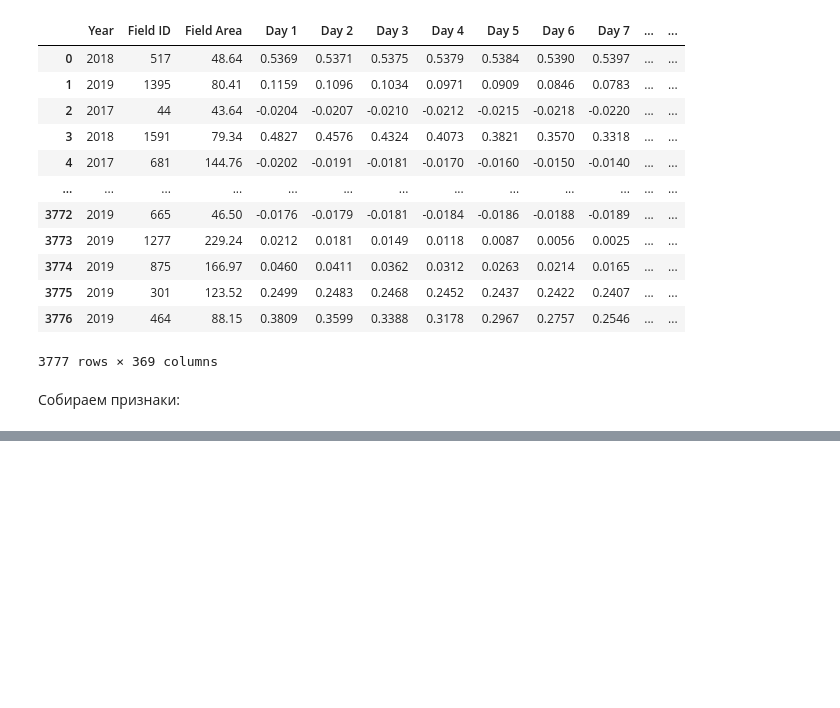
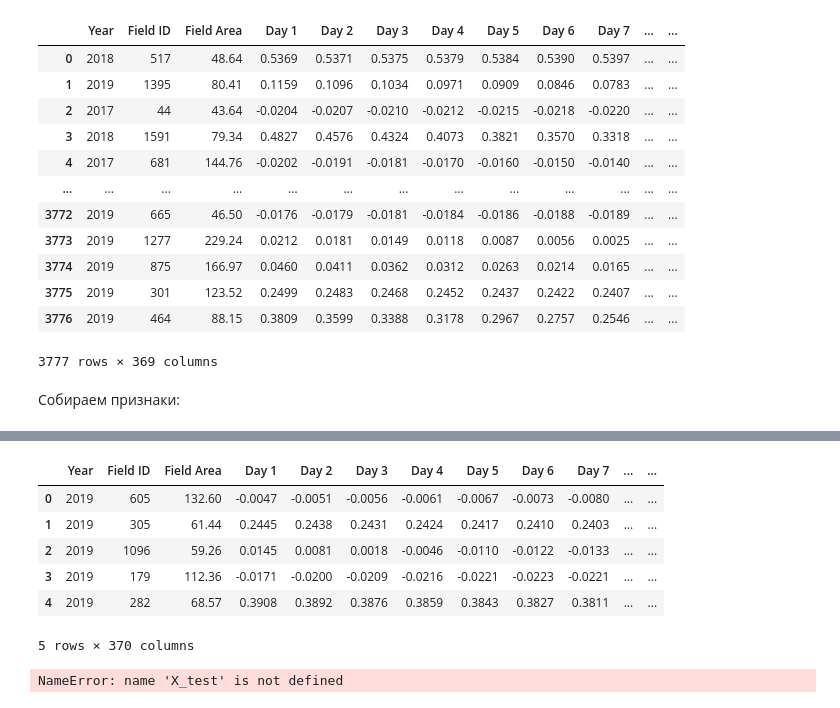
Before and after one commit to MyStupidacc/ac, a Jupyter notebook: fst_chck.ipynb, the cells around one changed output, grey strips where cells are left out. Saved outputs shown, nothing was run; the diff lists cells and outputs as text; code cells hidden in the pictures; blank space fills up the shorter version.

```diff
--- a/fst_chck.ipynb
+++ b/fst_chck.ipynb
@@ -172 +286,15 @@ pd.Series(preds).to_csv('preds.csv', index=False, header=['Culture'])
+# %%
+test.head()
+# %% [output]
+|  | Year | Field ID | Field Area | Day 1 | Day 2 | Day 3 | Day 4 | Day 5 | Day 6 | Day 7 | ... | ... |
+| 0 | 2019 | 605 | 132.60 | -0.0047 | -0.0051 | -0.0056 | -0.0061 | -0.0067 | -0.0073 | -0.0080 | ... | ... |
+| 1 | 2019 | 305 | 61.44 | 0.2445 | 0.2438 | 0.2431 | 0.2424 | 0.2417 | 0.2410 | 0.2403 | ... | ... |
+| 2 | 2019 | 1096 | 59.26 | 0.0145 | 0.0081 | 0.0018 | -0.0046 | -0.0110 | -0.0122 | -0.0133 | ... | ... |
+| 3 | 2019 | 179 | 112.36 | -0.0171 | -0.0200 | -0.0209 | -0.0216 | -0.0221 | -0.0223 | -0.0221 | ... | ... |
+| 4 | 2019 | 282 | 68.57 | 0.3908 | 0.3892 | 0.3876 | 0.3859 | 0.3843 | 0.3827 | 0.3811 | ... | ... |
+5 rows × 370 columns
+# %%
+preds = model.predict(X_test) + 1
+# %% [output]
+NameError: name 'X_test' is not defined
 # %%
```
Also changed, not shown: parts of 22 cells of this notebook.
